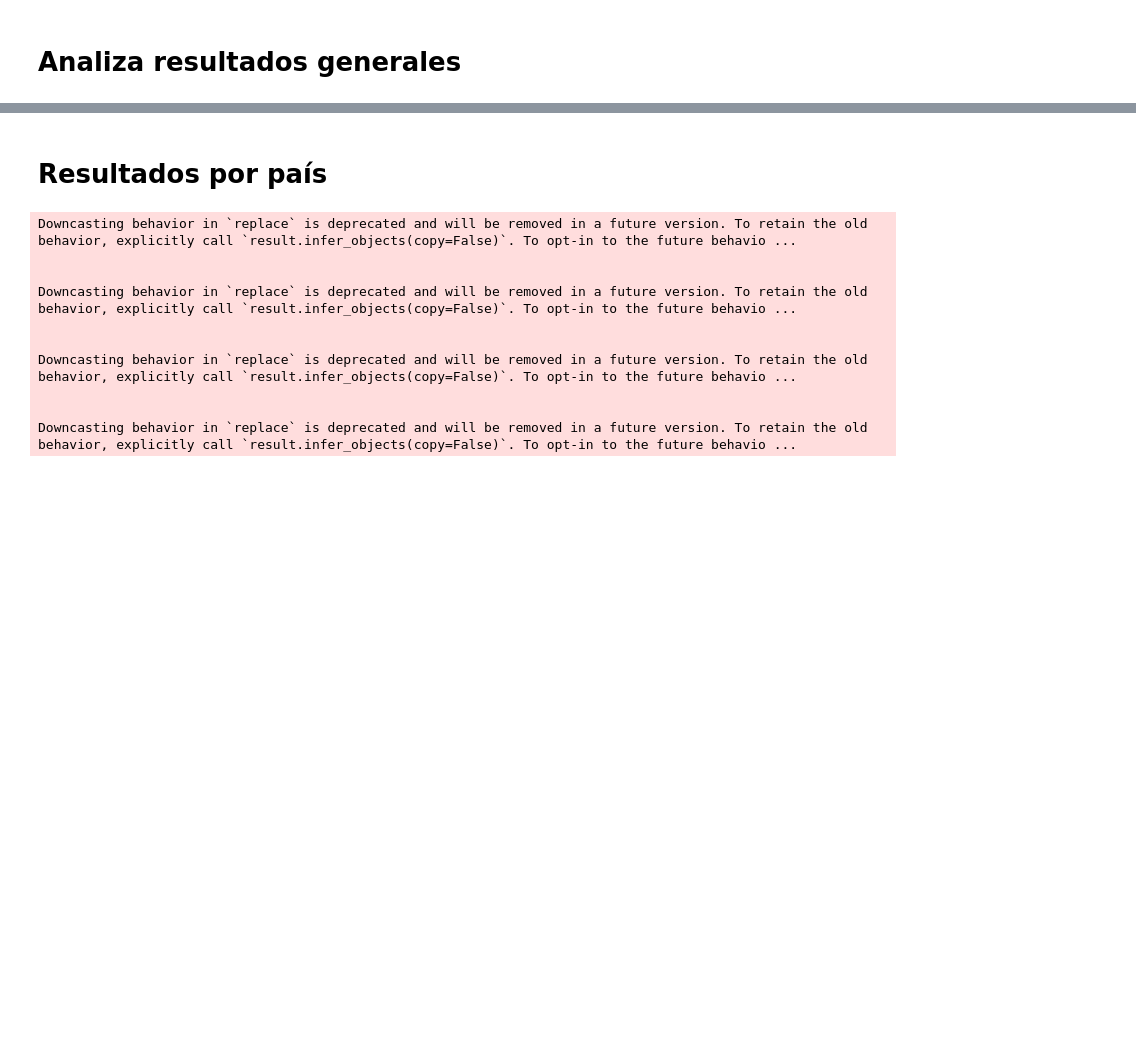
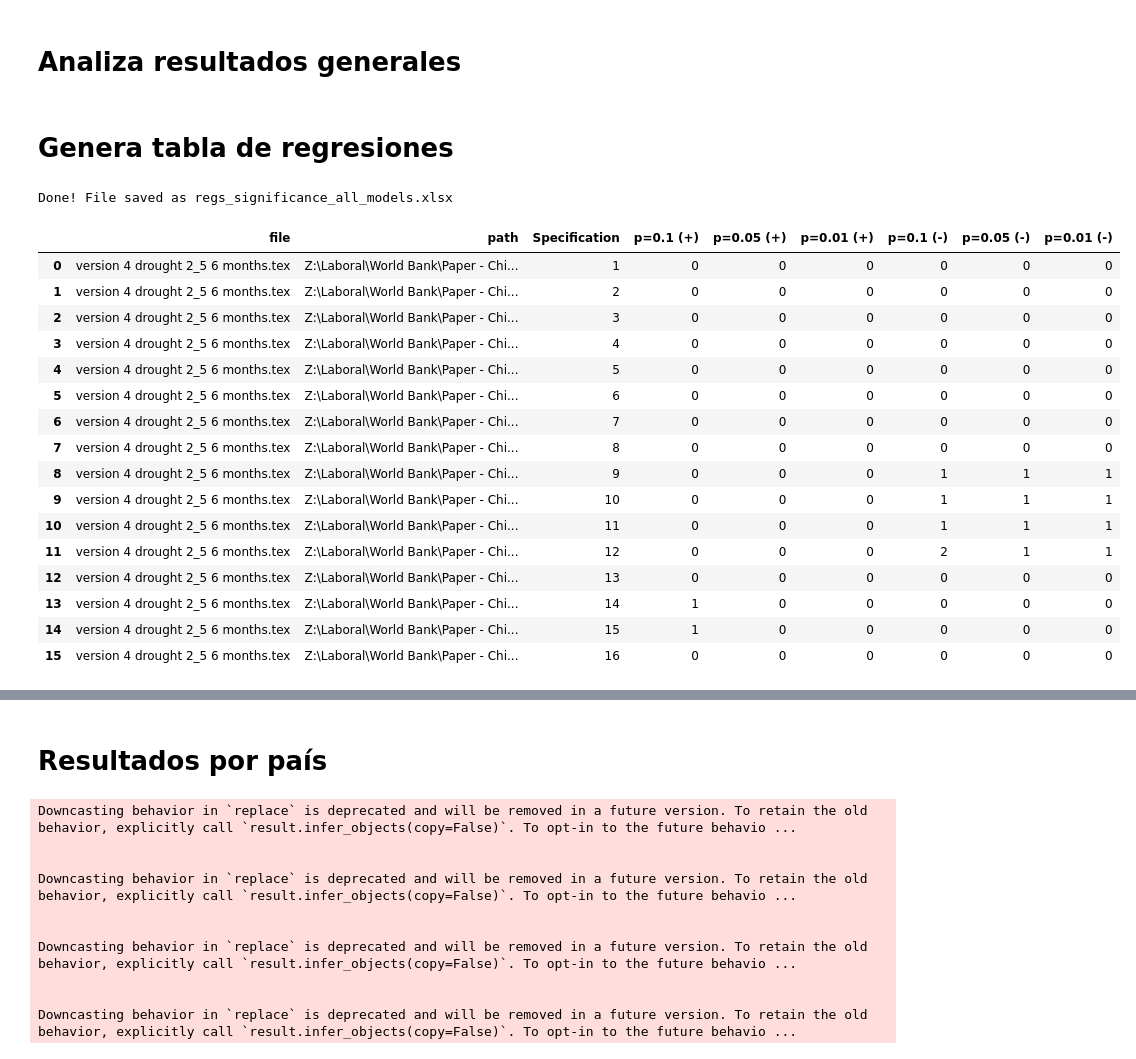
Before and after one commit to Queeno11/Child-mortality-and-Climate-Shocks, a Jupyter notebook: analiza_regresions.ipynb, the cells around one changed output, grey strips where cells are left out. Saved outputs shown, nothing was run; the diff lists cells and outputs as text; code cells hidden in the pictures; blank space fills up the shorter version.

```diff
--- a/analiza_regresions.ipynb
+++ b/analiza_regresions.ipynb
@@ -21,10 +21,14 @@ def count_significative_vars(s):
     count_positive_p005 = (is_p005 & ~is_negative).sum()
     count_positive_p001 = (is_p001 & ~is_negative).sum()
 
-    return count_positive_p01, count_positive_p005, count_positive_p001
+    count_negative_p01  = (is_p01 & is_negative).sum()
+    count_negative_p005 = (is_p005 & is_negative).sum()
+    count_negative_p001 = (is_p001 & is_negative).sum()
+
+    return count_positive_p01, count_positive_p005, count_positive_p001, count_negative_p01, count_negative_p005, count_negative_p001
 
 def dict_to_df(dict):
-    results_df = pd.DataFrame().from_dict(dict, orient="index", columns=["p=0.1", "p=0.05", "p=0.01"]).reset_index(names="Specification")
+    results_df = pd.DataFrame().from_dict(dict, orient="index", columns=["p=0.1 (+)", "p=0.05 (+)", "p=0.01 (+)", "p=0.1 (-)", "p=0.05 (-)", "p=0.01 (-)"]).reset_index(names="Specification")
     return results_df
 
 def process_significance(s):
@@ -50,8 +54,11 @@ def parse_name(name):
         drought_nam, drought_num = "", ""
 
     return version_nam, version_num, drought_nam, drought_num, months_num, months_nam
+# %% [markdown]
+# Genera tabla de regresiones
 # %%
 import re
+from tqdm import tqdm
 
 folder = r"Z:\Laboral\World Bank\Paper - Child mortality and Climate Shocks\Outputs"
 files = os.listdir(folder)
@@ -59,7 +66,7 @@ files = [f for f in files if ".tex" in f]
 assert len(files)!=0
 
 
-for i, file in enumerate(files):
+for i, file in tqdm(enumerate(files), total=len(files)):
 
     filename = rf"{folder}\{file}"
     df = pd.read_csv(filename,
@@ -84,9 +91,49 @@ for i, file in enumerate(files):
     results_df = dict_to_df(results)
     results_df["path"] = filename
     results_df["file"] = file
-    results_df = results_df[['file', 'path', 'Specification', 'p=0.1', 'p=0.05', 'p=0.01']]
+    results_df = results_df[['file', 'path', 'Specification', 'p=0.1 (+)', 'p=0.05 (+)', 'p=0.01 (+)', 'p=0.1 (-)', 'p=0.05 (-)', 'p=0.01 (-)']]
 
     if i==0:
         results_df.to_csv("regs_significance_all_models.csv", index=False)
     else:
         results_df.to_csv("regs_significance_all_models.csv", mode="a", index=False, header=False)
+
+# ### Process data
+all_results_df = pd.read_csv("regs_significance_all_models.csv")
+
+# Consistency in specification
+all_results_df["Consistent (p=0.1)"]  = (all_results_df["p=0.1 (+)"]  >= 0) & (all_results_df["p=0.1 (-)"]  == 0)
+all_results_df["Consistent (p=0.05)"] = (all_results_df["p=0.05 (+)"] >= 0) & (all_results_df["p=0.05 (-)"] == 0)
+all_results_df["Consistent (p=0.01)"] = (all_results_df["p=0.01 (+)"] >= 0) & (all_results_df["p=0.01 (-)"] == 0)
+
+# Consistency in regression set
+regressions_set = all_results_df.groupby("path")
+for pval in ["0.1 (+)", "0.05 (+)", "0.01 (+)", "0.1 (-)", "0.05 (-)", "0.01 (-)"]:
+    all_results_df[f"Set {pval}"] = regressions_set[f"p={pval}"].transform("sum")
+all_results_df
+
+all_results_df.to_excel("regs_significance_all_models.xlsx", index=False)
+os.remove("regs_significance_all_models.csv")
+print("Done! File saved as regs_significance_all_models.xlsx")
+# %% [output]
+Done! File saved as regs_significance_all_models.xlsx
+# %%
+results_df
+# %% [output]
+|  | file | path | Specification | p=0.1 (+) | p=0.05 (+) | p=0.01 (+) | p=0.1 (-) | p=0.05 (-) | p=0.01 (-) |
+| 0 | version 4 drought 2_5 6 months.tex | Z:\Laboral\World Bank\Paper - Chi... | 1 | 0 | 0 | 0 | 0 | 0 | 0 |
+| 1 | version 4 drought 2_5 6 months.tex | Z:\Laboral\World Bank\Paper - Chi... | 2 | 0 | 0 | 0 | 0 | 0 | 0 |
+| 2 | version 4 drought 2_5 6 months.tex | Z:\Laboral\World Bank\Paper - Chi... | 3 | 0 | 0 | 0 | 0 | 0 | 0 |
+| 3 | version 4 drought 2_5 6 months.tex | Z:\Laboral\World Bank\Paper - Chi... | 4 | 0 | 0 | 0 | 0 | 0 | 0 |
+| 4 | version 4 drought 2_5 6 months.tex | Z:\Laboral\World Bank\Paper - Chi... | 5 | 0 | 0 | 0 | 0 | 0 | 0 |
+| 5 | version 4 drought 2_5 6 months.tex | Z:\Laboral\World Bank\Paper - Chi... | 6 | 0 | 0 | 0 | 0 | 0 | 0 |
+| 6 | version 4 drought 2_5 6 months.tex | Z:\Laboral\World Bank\Paper - Chi... | 7 | 0 | 0 | 0 | 0 | 0 | 0 |
+| 7 | version 4 drought 2_5 6 months.tex | Z:\Laboral\World Bank\Paper - Chi... | 8 | 0 | 0 | 0 | 0 | 0 | 0 |
+| 8 | version 4 drought 2_5 6 months.tex | Z:\Laboral\World Bank\Paper - Chi... | 9 | 0 | 0 | 0 | 1 | 1 | 1 |
+| 9 | version 4 drought 2_5 6 months.tex | Z:\Laboral\World Bank\Paper - Chi... | 10 | 0 | 0 | 0 | 1 | 1 | 1 |
+| 10 | version 4 drought 2_5 6 months.tex | Z:\Laboral\World Bank\Paper - Chi... | 11 | 0 | 0 | 0 | 1 | 1 | 1 |
+| 11 | version 4 drought 2_5 6 months.tex | Z:\Laboral\World Bank\Paper - Chi... | 12 | 0 | 0 | 0 | 2 | 1 | 1 |
+| 12 | version 4 drought 2_5 6 months.tex | Z:\Laboral\World Bank\Paper - Chi... | 13 | 0 | 0 | 0 | 0 | 0 | 0 |
+| 13 | version 4 drought 2_5 6 months.tex | Z:\Laboral\World Bank\Paper - Chi... | 14 | 1 | 0 | 0 | 0 | 0 | 0 |
+| 14 | version 4 drought 2_5 6 months.tex | Z:\Laboral\World Bank\Paper - Chi... | 15 | 1 | 0 | 0 | 0 | 0 | 0 |
+| 15 | version 4 drought 2_5 6 months.tex | Z:\Laboral\World Bank\Paper - Chi... | 16 | 0 | 0 | 0 | 0 | 0 | 0 |
```
Also changed, not shown: parts of 2 cells of this notebook, 3 other files.
